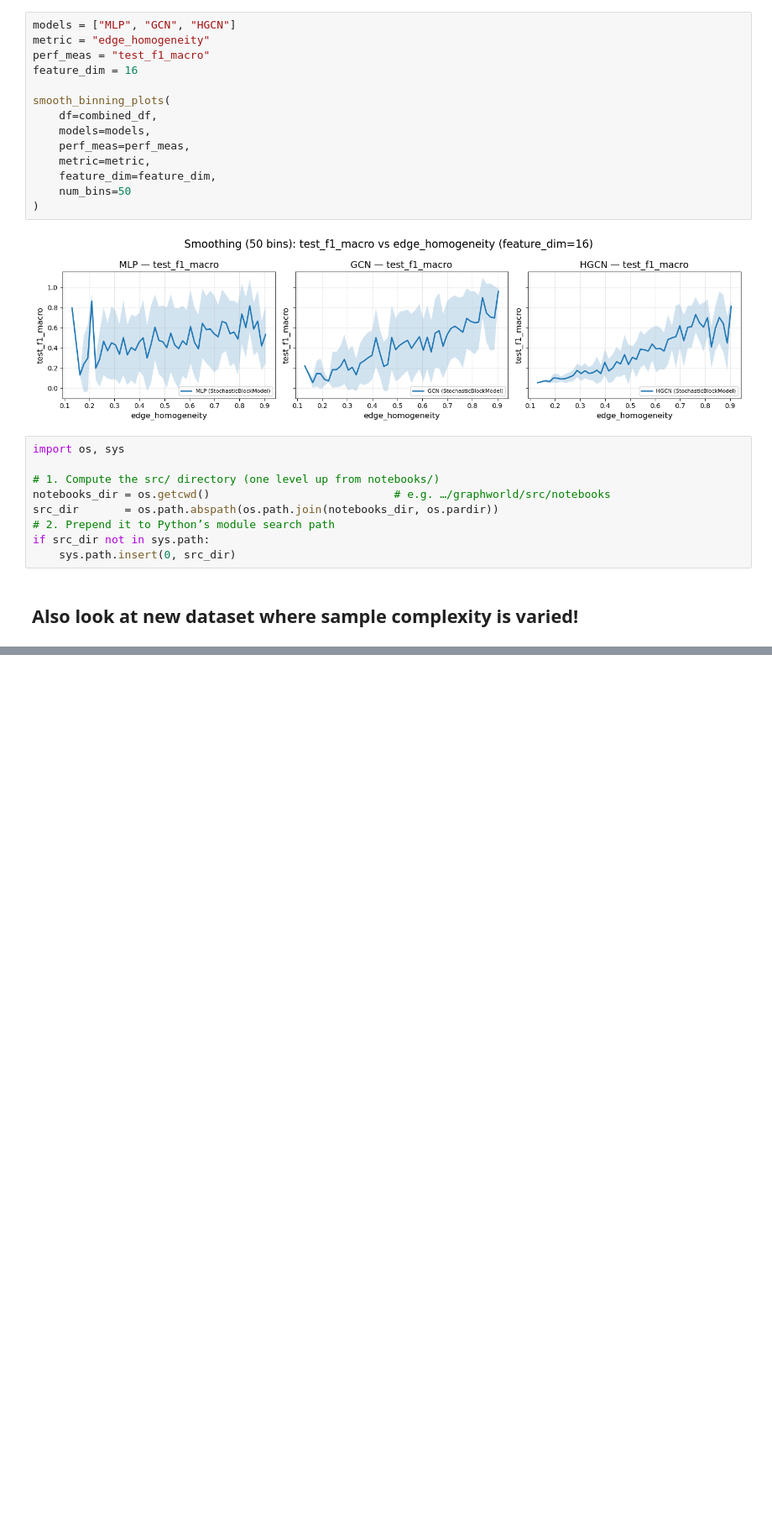
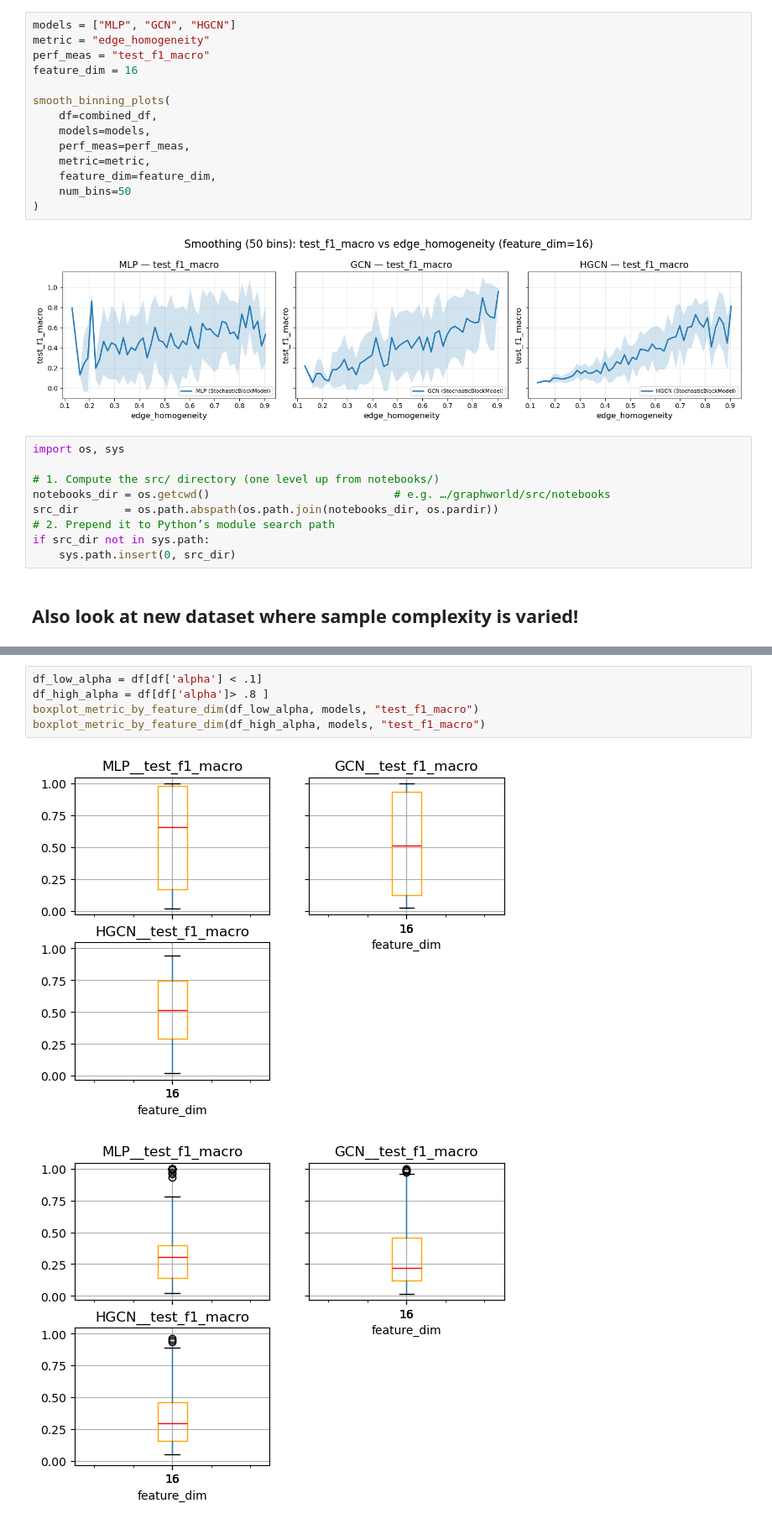
Before and after one commit to danie1uva/graphworld, a Jupyter notebook: src/notebooks/eda_graph_gen.ipynb, the cells around one changed output, grey strips where cells are left out. Shown at 84% size. Drawn from its saved outputs; the diff is of its cells as text; blank space fills up the shorter version.

```diff
--- a/src/notebooks/eda_graph_gen.ipynb
+++ b/src/notebooks/eda_graph_gen.ipynb
@@ -1209,0 +1327,8 @@ TypeError: agg function failed [how->mean,dtype->object]
+# %%
+df_low_alpha = df[df['alpha'] < .1]
+df_high_alpha = df[df['alpha']> .8 ]
+boxplot_metric_by_feature_dim(df_low_alpha, models, "test_f1_macro")
+boxplot_metric_by_feature_dim(df_high_alpha, models, "test_f1_macro")
+# %% [output]
+[figure, added]
+[figure, added]
```
Also changed, not shown: parts of 15 cells of this notebook, 8 other files.
